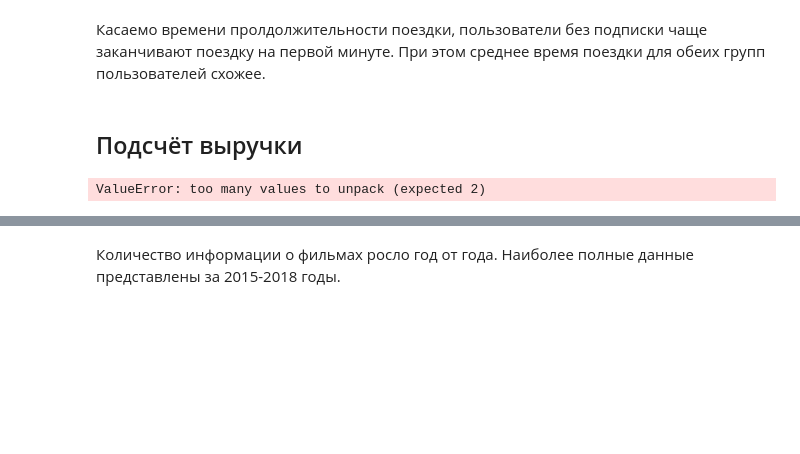
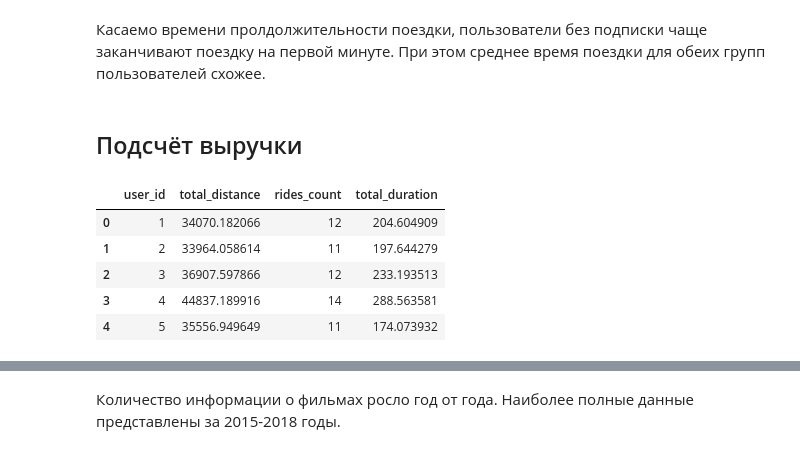
Before and after one commit to EvanderLatine/DS_Practicum, a Jupyter notebook: Scooters_Lease/Revenue_Optimization.ipynb, the cells around one changed output, grey strips where cells are left out. Drawn from its saved outputs; the diff is of its cells as text; code cells hidden in the pictures; blank space fills up the shorter version.

```diff
--- a/Scooters_Lease/Revenue_Optimization.ipynb
+++ b/Scooters_Lease/Revenue_Optimization.ipynb
@@ -352,11 +345,16 @@ rides_frequencies(unsubscribed)
 # %% [markdown]
 ## Подсчёт выручки
 # %%
-user_stats = df.groupby('user_id').agg([
-    ('total_distance', 'distance', 'sum'),
-    ('rides_count', 'distance', 'count'),
-    ('total_duration', 'duration', 'sum')
-]).reset_index()
+user_stats = df.groupby("user_id").agg(
+    total_distance = ("distance", "sum"),
+    rides_count = ("distance", "count"),
+    total_duration = ("duration", "sum")
+).reset_index()
 user_stats.head()
 # %% [output]
-ValueError: too many values to unpack (expected 2)
+|  | user_id | total_distance | rides_count | total_duration |
+| 0 | 1 | 34070.182066 | 12 | 204.604909 |
+| 1 | 2 | 33964.058614 | 11 | 197.644279 |
+| 2 | 3 | 36907.597866 | 12 | 233.193513 |
+| 3 | 4 | 44837.189916 | 14 | 288.563581 |
+| 4 | 5 | 35556.949649 | 11 | 174.073932 |
```
Also changed, not shown: parts of 4 cells of this notebook.
